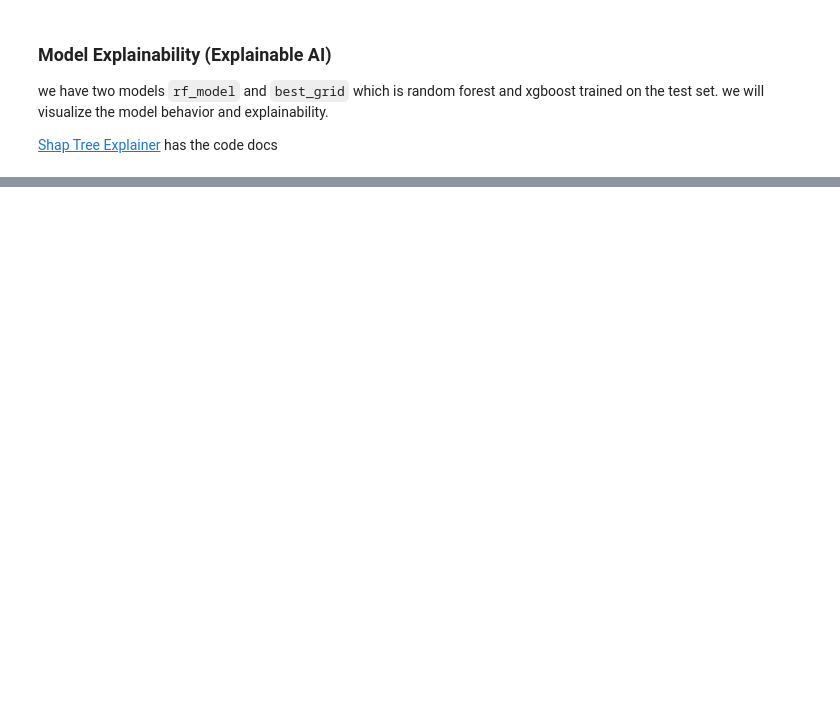
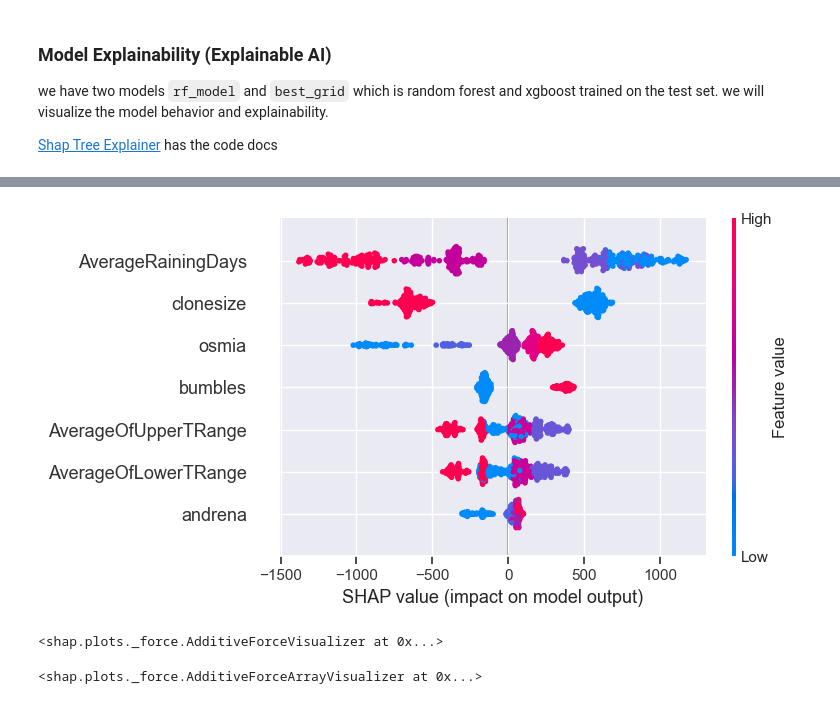
Before and after one commit to gbiamgaurav/Wild-Blue-Berry-Prediction, a Jupyter notebook: Notebook/wild_blueberry_notebook.ipynb, the cells around one changed output, grey strips where cells are left out. Drawn from its saved outputs; the diff is of its cells as text; code cells hidden in the pictures; blank space fills up the shorter version.

```diff
--- a/Notebook/wild_blueberry_notebook.ipynb
+++ b/Notebook/wild_blueberry_notebook.ipynb
@@ -723,0 +735,14 @@ shap.initjs()
+# %%
+shap.summary_plot(shap_values, X_train_fs, feature_names=list(X_train.columns))
+# %% [output]
+[figure, added]
+# %%
+i = 18
+shap.force_plot(explainer.expected_value, shap_values[i], X_test_fs[i], feature_names=list(X_train.columns))
+# %% [output]
+<shap.plots._force.AdditiveForceVisualizer at 0x...>
+# %%
+# visualize the first 5 predictions explanations with a dark red dark blue color map.
+shap.force_plot(explainer.expected_value, shap_values[0:5,:], X_test_fs[0:5,:], plot_cmap="DrDb")
+# %% [output]
+<shap.plots._force.AdditiveForceArrayVisualizer at 0x...>
```
Also changed, not shown: parts of 29 cells of this notebook, 2 other files.
